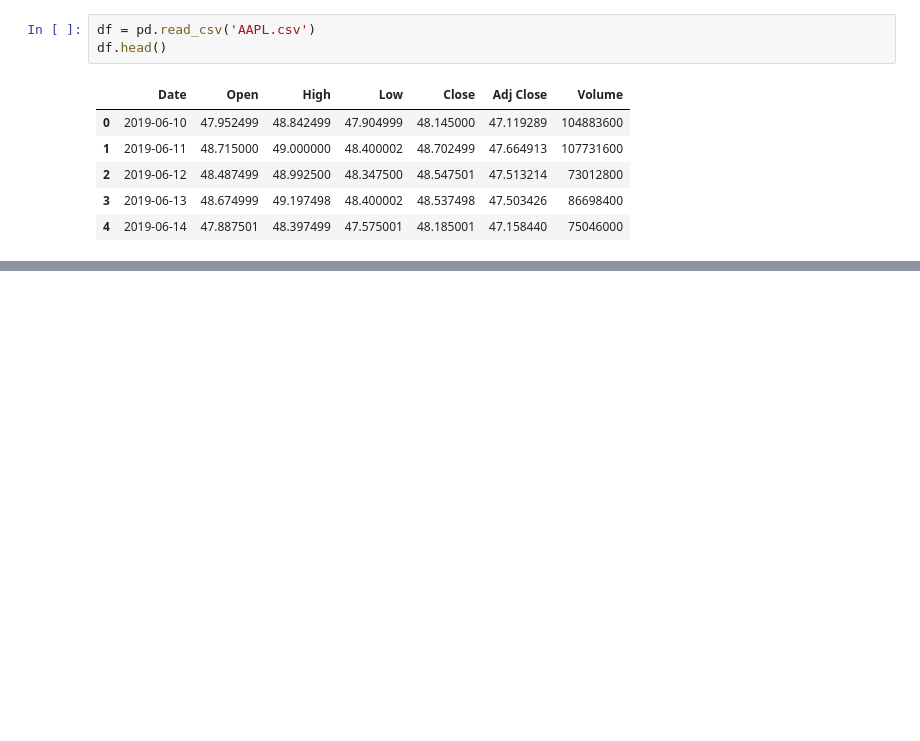
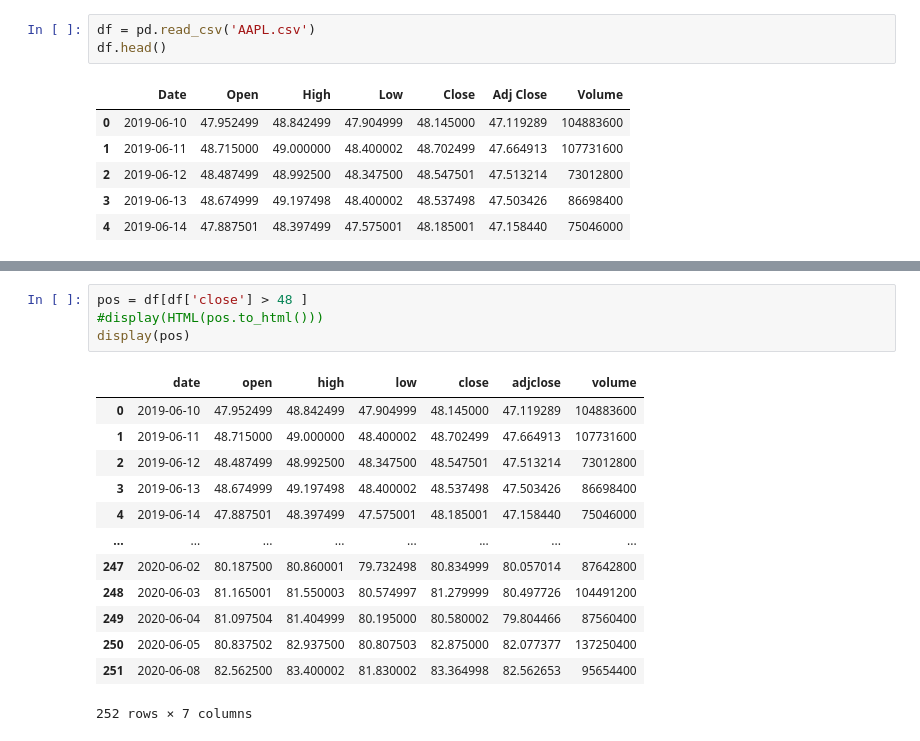
Before and after one commit to flowxcode/abclass, a Jupyter notebook: nnbasics.ipynb, the cells around one changed output, grey strips where cells are left out. Drawn from its saved outputs; the diff is of its cells as text; blank space fills up the shorter version.

```diff
--- a/nnbasics.ipynb
+++ b/nnbasics.ipynb
@@ -14,0 +26,18 @@ df.head()
+# %%
+pos = df[df['close'] > 48 ]
+#display(HTML(pos.to_html()))
+display(pos)
+# %% [output]
+|  | date | open | high | low | close | adjclose | volume |
+| 0 | 2019-06-10 | 47.952499 | 48.842499 | 47.904999 | 48.145000 | 47.119289 | 104883600 |
+| 1 | 2019-06-11 | 48.715000 | 49.000000 | 48.400002 | 48.702499 | 47.664913 | 107731600 |
+| 2 | 2019-06-12 | 48.487499 | 48.992500 | 48.347500 | 48.547501 | 47.513214 | 73012800 |
+| 3 | 2019-06-13 | 48.674999 | 49.197498 | 48.400002 | 48.537498 | 47.503426 | 86698400 |
+| 4 | 2019-06-14 | 47.887501 | 48.397499 | 47.575001 | 48.185001 | 47.158440 | 75046000 |
+| ... | ... | ... | ... | ... | ... | ... | ... |
+| 247 | 2020-06-02 | 80.187500 | 80.860001 | 79.732498 | 80.834999 | 80.057014 | 87642800 |
+| 248 | 2020-06-03 | 81.165001 | 81.550003 | 80.574997 | 81.279999 | 80.497726 | 104491200 |
+| 249 | 2020-06-04 | 81.097504 | 81.404999 | 80.195000 | 80.580002 | 79.804466 | 87560400 |
+| 250 | 2020-06-05 | 80.837502 | 82.937500 | 80.807503 | 82.875000 | 82.077377 | 137250400 |
+| 251 | 2020-06-08 | 82.562500 | 83.400002 | 81.830002 | 83.364998 | 82.562653 | 95654400 |
+252 rows × 7 columns
```
Also changed, not shown: parts of 5 cells of this notebook, 5 other files.
